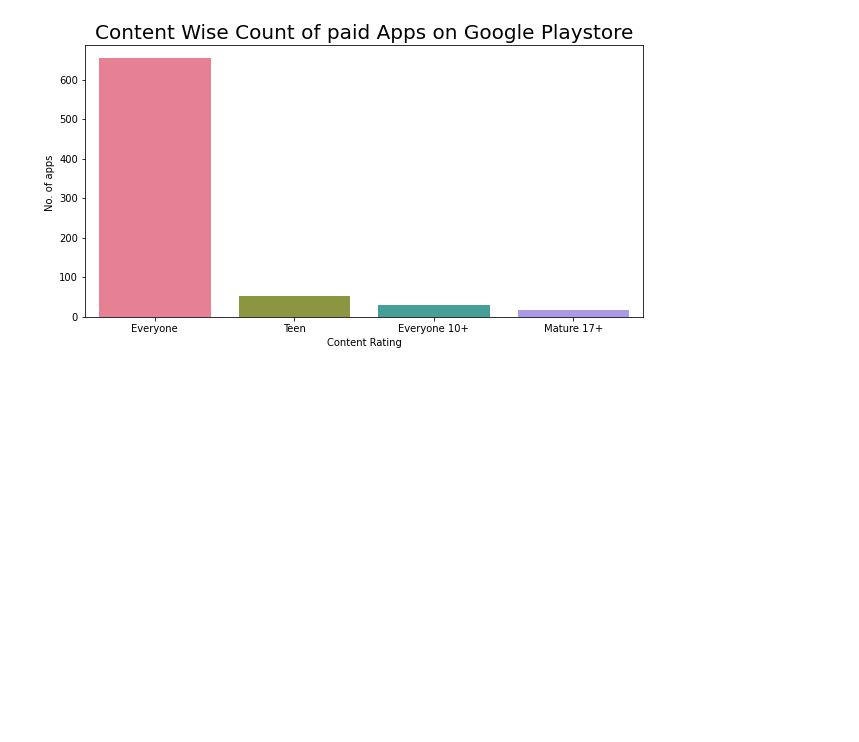
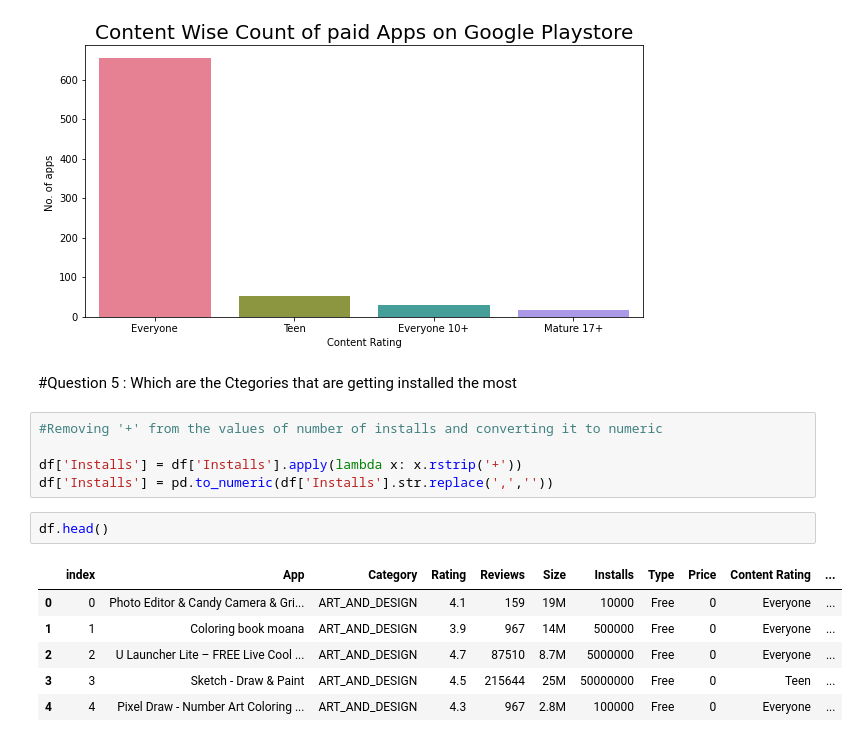
Before and after one commit to asadalam1/play_store_app_analysis, a Jupyter notebook: Play_Store_App_Review_Analysis_Capstone_Project.ipynb, the cells around one changed output. Drawn from its saved outputs; the diff is of its cells as text; blank space fills up the shorter version.

```diff
--- a/Play_Store_App_Review_Analysis_Capstone_Project.ipynb
+++ b/Play_Store_App_Review_Analysis_Capstone_Project.ipynb
@@ -626,3 +626,19 @@ graph.set_title("Content Wise Count of paid Apps on Google Playstore", fontsize
 # %% [output]
 Text(0.5, 1.0, 'Content Wise Count of paid Apps on Google Playstore')
 [figure]
+# %% [markdown]
+#Question 5 : Which are the Ctegories that are getting installed the most
+# %%
+#Removing '+' from the values of number of installs and converting it to numeric
+
+df['Installs'] = df['Installs'].apply(lambda x: x.rstrip('+'))
+df['Installs'] = pd.to_numeric(df['Installs'].str.replace(',',''))
+# %%
+df.head()
+# %% [output]
+|  | index | App | Category | Rating | Reviews | Size | Installs | Type | Price | Content Rating | ... |
+| 0 | 0 | Photo Editor & Candy Camera & Gri... | ART_AND_DESIGN | 4.1 | 159 | 19M | 10000 | Free | 0 | Everyone | ... |
+| 1 | 1 | Coloring book moana | ART_AND_DESIGN | 3.9 | 967 | 14M | 500000 | Free | 0 | Everyone | ... |
+| 2 | 2 | U Launcher Lite – FREE Live Cool ... | ART_AND_DESIGN | 4.7 | 87510 | 8.7M | 5000000 | Free | 0 | Everyone | ... |
+| 3 | 3 | Sketch - Draw & Paint | ART_AND_DESIGN | 4.5 | 215644 | 25M | 50000000 | Free | 0 | Teen | ... |
+| 4 | 4 | Pixel Draw - Number Art Coloring ... | ART_AND_DESIGN | 4.3 | 967 | 2.8M | 100000 | Free | 0 | Everyone | ... |
```
Also changed, not shown: parts of 9 cells of this notebook.
